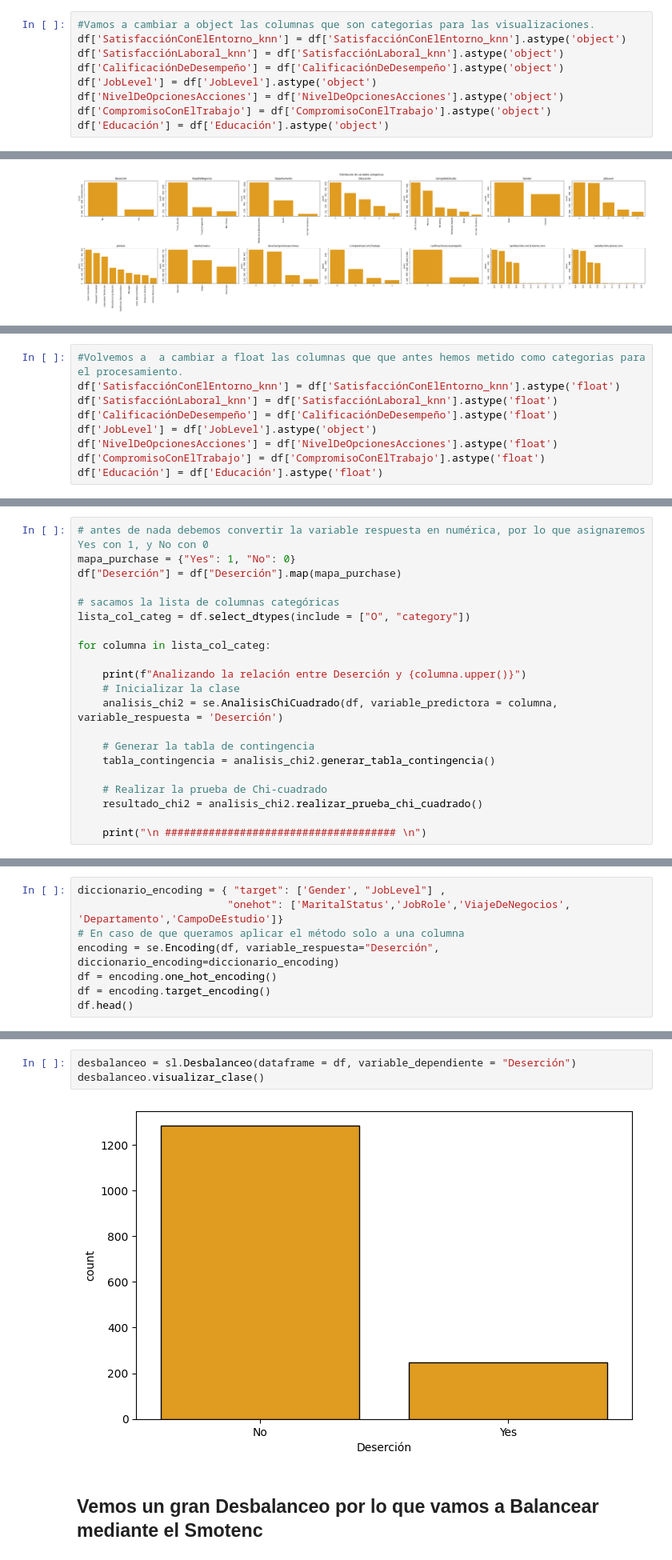
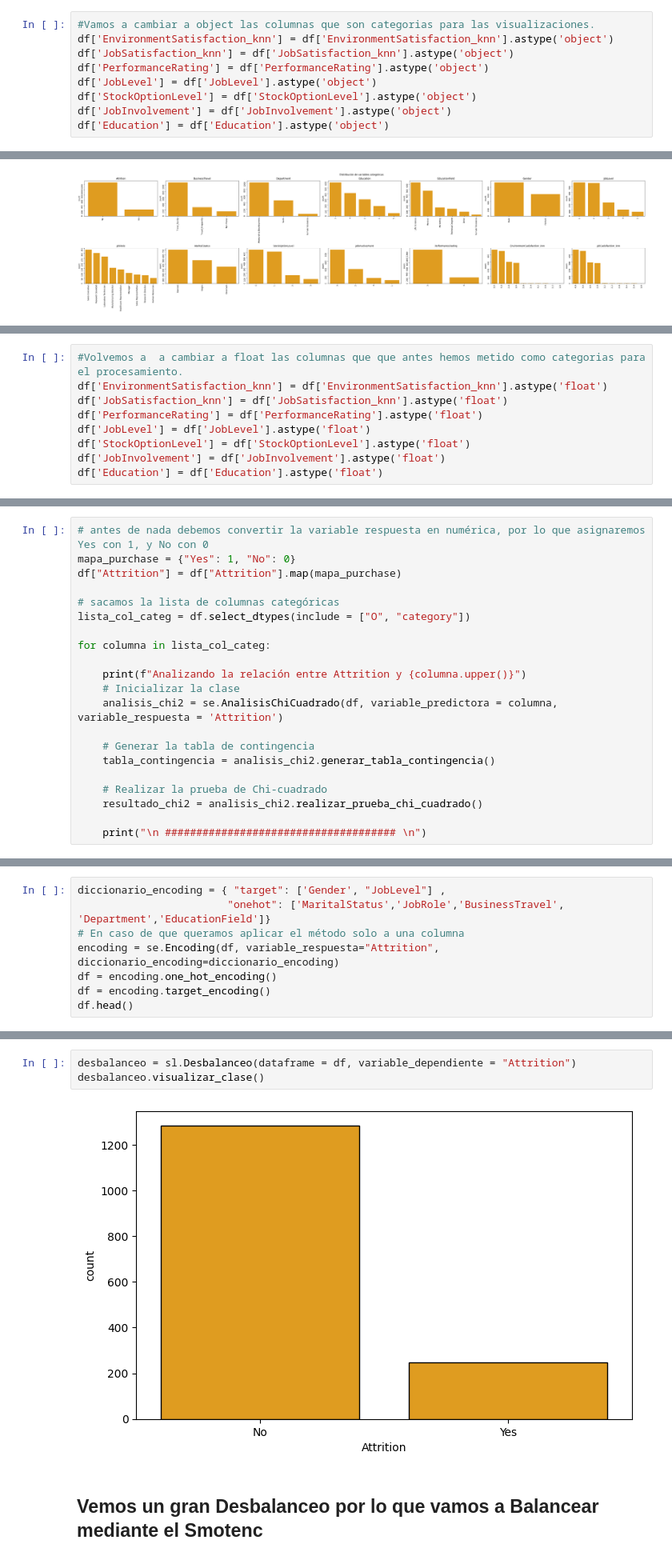
Before and after one commit to adrims10/3.Proyecto_prediccion-Se_van_los_empleados, a Jupyter notebook: notebooks/1-Exploracion_y_preprocesamieto.ipynb, the cells around one changed output, grey strips where cells are left out. Shown at 80% size. Saved outputs shown, nothing was run; the diff lists cells and outputs as text.

```diff
--- a/notebooks/1-Exploracion_y_preprocesamieto.ipynb
+++ b/notebooks/1-Exploracion_y_preprocesamieto.ipynb
@@ -217,13 +187,13 @@ df['CompromisoConElTrabajo'].unique()
 array([3, 2, 1, 4])
 # %%
 #Vamos a cambiar a object las columnas que son categorias para las visualizaciones.
-df['SatisfacciónConElEntorno_knn'] = df['SatisfacciónConElEntorno_knn'].astype('object')
-df['SatisfacciónLaboral_knn'] = df['SatisfacciónLaboral_knn'].astype('object')
-df['CalificaciónDeDesempeño'] = df['CalificaciónDeDesempeño'].astype('object')
+df['EnvironmentSatisfaction_knn'] = df['EnvironmentSatisfaction_knn'].astype('object')
+df['JobSatisfaction_knn'] = df['JobSatisfaction_knn'].astype('object')
+df['PerformanceRating'] = df['PerformanceRating'].astype('object')
 df['JobLevel'] = df['JobLevel'].astype('object')
-df['NivelDeOpcionesAcciones'] = df['NivelDeOpcionesAcciones'].astype('object')
-df['CompromisoConElTrabajo'] = df['CompromisoConElTrabajo'].astype('object')
-df['Educación'] = df['Educación'].astype('object')
+df['StockOptionLevel'] = df['StockOptionLevel'].astype('object')
+df['JobInvolvement'] = df['JobInvolvement'].astype('object')
+df['Education'] = df['Education'].astype('object')
 # %%
 # Crear una instancia de la clase y llamar a los métodos
 visualizador =sl.Visualizador(df)
@@ -267,12 +249,12 @@ visualizador.correlacion()
 # %%
 #Volvemos a  a cambiar a float las columnas que que antes hemos metido como categorias para el procesamiento.
-df['SatisfacciónConElEntorno_knn'] = df['SatisfacciónConElEntorno_knn'].astype('float')
-df['SatisfacciónLaboral_knn'] = df['SatisfacciónLaboral_knn'].astype('float')
-df['CalificaciónDeDesempeño'] = df['CalificaciónDeDesempeño'].astype('float')
-df['JobLevel'] = df['JobLevel'].astype('object')
-df['NivelDeOpcionesAcciones'] = df['NivelDeOpcionesAcciones'].astype('float')
-df['CompromisoConElTrabajo'] = df['CompromisoConElTrabajo'].astype('float')
-df['Educación'] = df['Educación'].astype('float')
+df['EnvironmentSatisfaction_knn'] = df['EnvironmentSatisfaction_knn'].astype('float')
+df['JobSatisfaction_knn'] = df['JobSatisfaction_knn'].astype('float')
+df['PerformanceRating'] = df['PerformanceRating'].astype('float')
+df['JobLevel'] = df['JobLevel'].astype('float')
+df['StockOptionLevel'] = df['StockOptionLevel'].astype('float')
+df['JobInvolvement'] = df['JobInvolvement'].astype('float')
+df['Education'] = df['Education'].astype('float')
 # %%
 # Instanciamos la clase de Escalado
 escalar = sf.FeatureScaling(dataframe = df, lista_numericas = df.select_dtypes(include = np.number).columns)
@@ -300,16 +282,16 @@ visualizador.plot_relacion(vr = "Deserción")
 # %%
 # antes de nada debemos convertir la variable respuesta en numérica, por lo que asignaremos Yes con 1, y No con 0
 mapa_purchase = {"Yes": 1, "No": 0}
-df["Deserción"] = df["Deserción"].map(mapa_purchase)
+df["Attrition"] = df["Attrition"].map(mapa_purchase)
 
 # sacamos la lista de columnas categóricas
 lista_col_categ = df.select_dtypes(include = ["O", "category"])
 
 for columna in lista_col_categ:
 
-    print(f"Analizando la relación entre Deserción y {columna.upper()}")
+    print(f"Analizando la relación entre Attrition y {columna.upper()}")
     # Inicializar la clase
-    analisis_chi2 = se.AnalisisChiCuadrado(df, variable_predictora = columna, variable_respuesta = 'Deserción')
+    analisis_chi2 = se.AnalisisChiCuadrado(df, variable_predictora = columna, variable_respuesta = 'Attrition')
 
     # Generar la tabla de contingencia
     tabla_contingencia = analisis_chi2.generar_tabla_contingencia()
@@ -411,9 +396,9 @@ df.head()
 5 rows × 24 columns
 # %%
 diccionario_encoding = { "target": ['Gender', "JobLevel"] ,
-                        "onehot": ['MaritalStatus','JobRole','ViajeDeNegocios', 'Departamento','CampoDeEstudio']}
+                        "onehot": ['MaritalStatus','JobRole','BusinessTravel', 'Department','EducationField']}
 # En caso de que queramos aplicar el método solo a una columna
-encoding = se.Encoding(df, variable_respuesta="Deserción", diccionario_encoding=diccionario_encoding)
+encoding = se.Encoding(df, variable_respuesta="Attrition", diccionario_encoding=diccionario_encoding)
 df = encoding.one_hot_encoding()
 df = encoding.target_encoding()
 df.head()
@@ -439,9 +424,9 @@ Name: count, dtype: int64
 5 rows × 43 columns
 # %%
-desbalanceo = sl.Desbalanceo(dataframe = df, variable_dependiente = "Deserción")
+desbalanceo = sl.Desbalanceo(dataframe = df, variable_dependiente = "Attrition")
 desbalanceo.visualizar_clase()
 # %% [output]
-[figure, old version]
+[figure, new version]
 # %% [markdown]
 ##  Vemos un gran Desbalanceo por lo que vamos a Balancear mediante el Smotenc
 # %%
```
Also changed, not shown: parts of 27 cells of this notebook, 8 other files.
